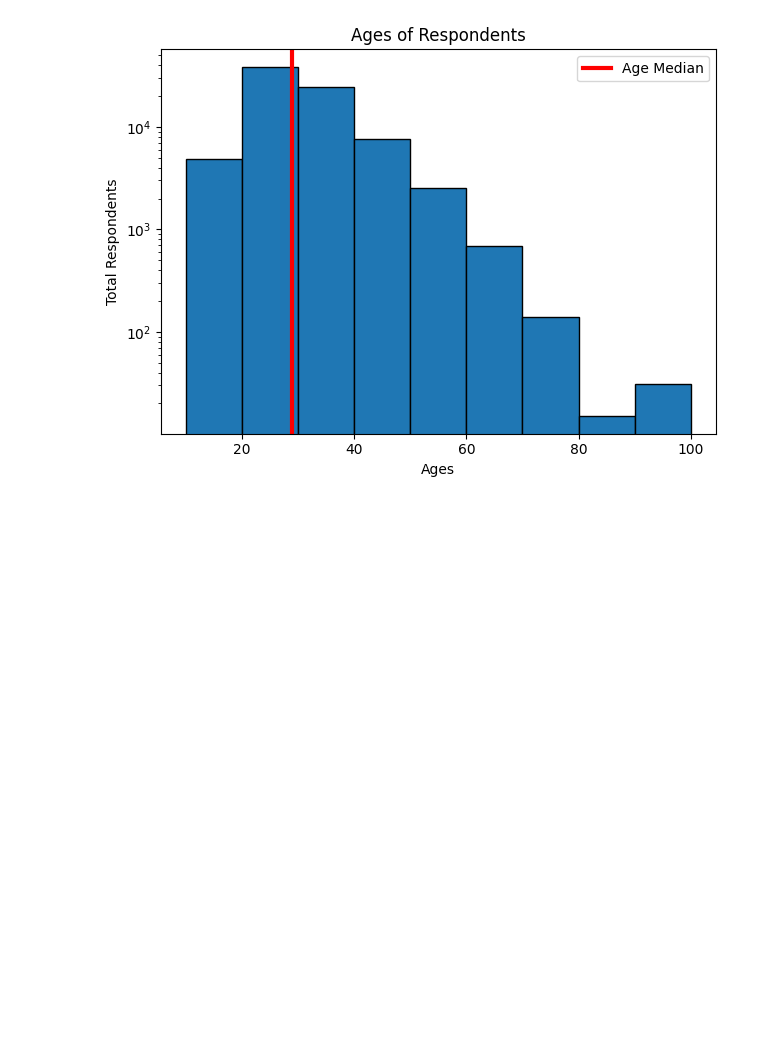
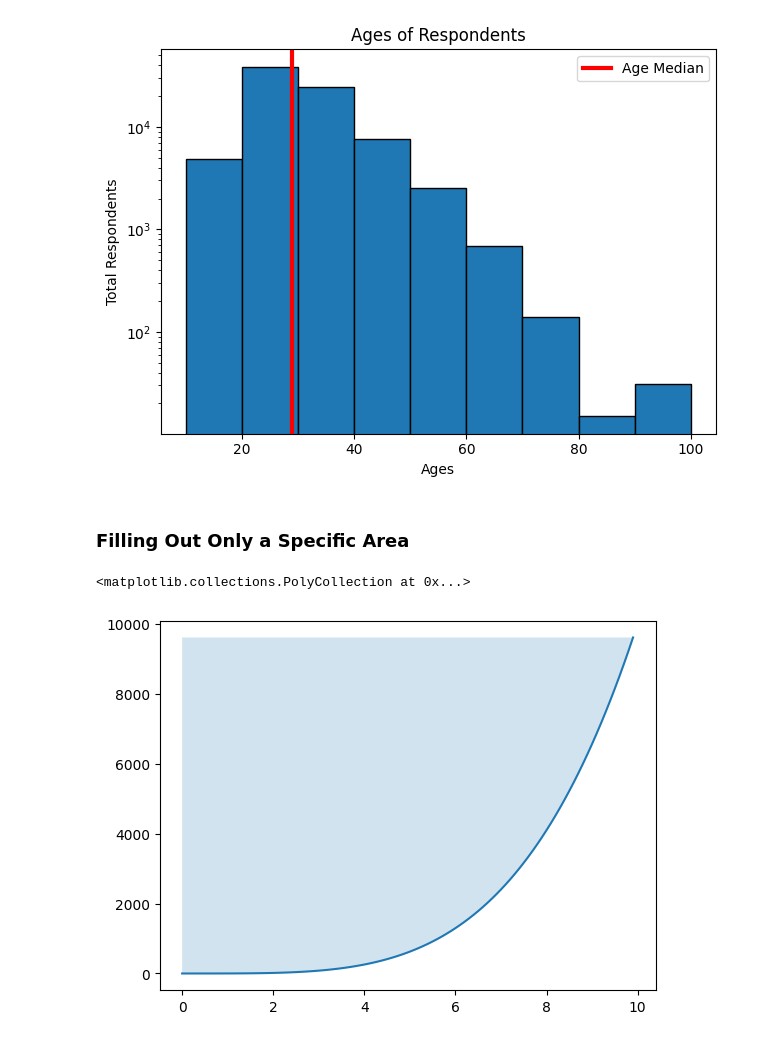
Before and after one commit to TanjiEvan/Python, a Jupyter notebook: Matplotlib&Seaborn/Adv_Matplotlib.ipynb, the cells around one changed output. Drawn from its saved outputs; the diff is of its cells as text; code cells hidden in the pictures; blank space fills up the shorter version.

```diff
--- a/Matplotlib&Seaborn/Adv_Matplotlib.ipynb
+++ b/Matplotlib&Seaborn/Adv_Matplotlib.ipynb
@@ -720,3 +720,14 @@ plt.tight_layout()
 plt.show()
 # %% [output]
 [figure]
+# %% [markdown]
+### Filling Out Only a Specific Area
+# %%
+x= np.arange(0,10,0.1)
+y= x**4
+
+plt.plot(x,y)
+plt.fill_between(x,y,np.max(y),alpha=.2)
+# %% [output]
+<matplotlib.collections.PolyCollection at 0x...>
+[figure, added]
```
Also changed, not shown: parts of 15 cells of this notebook.
